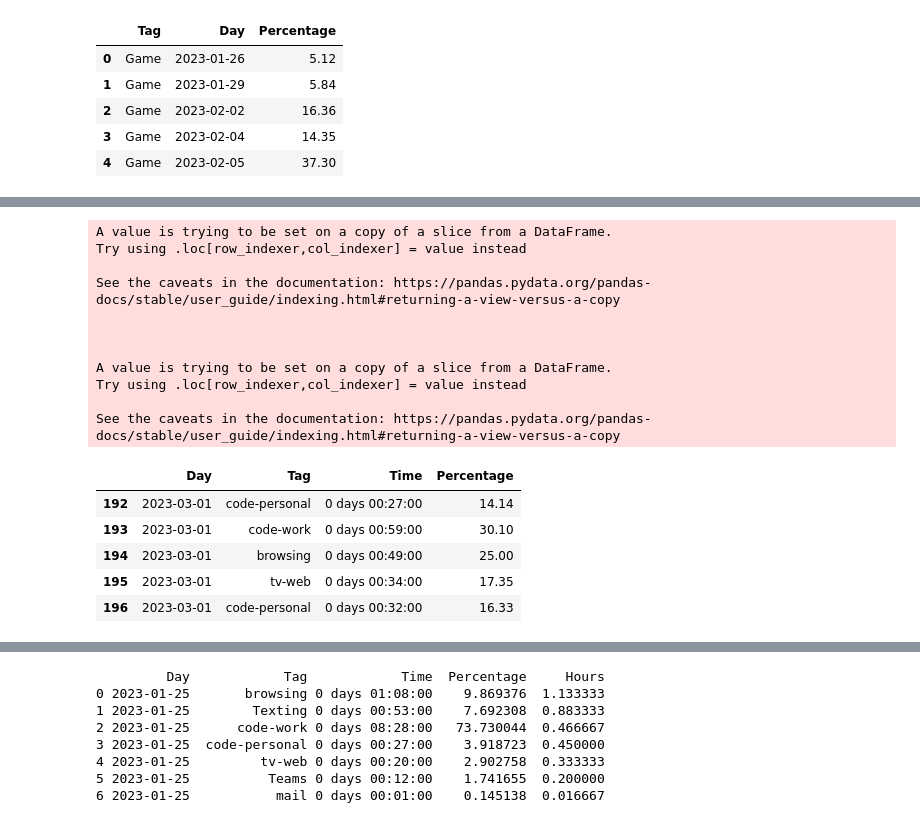
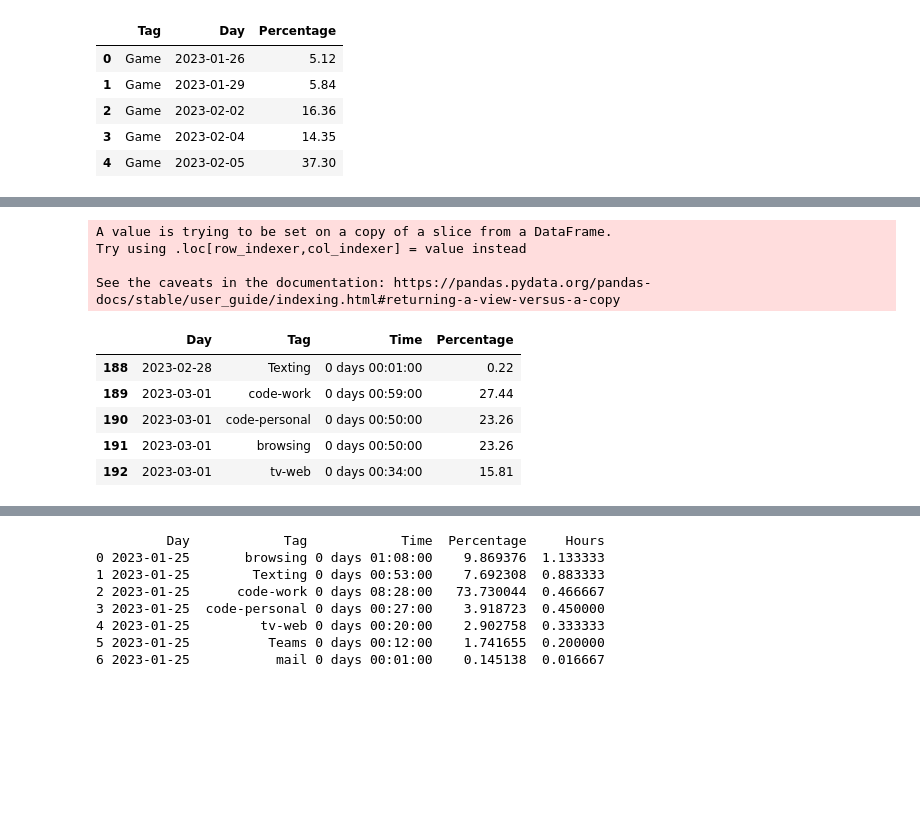
Before and after one commit to usama13o/arbtt-plot, a Jupyter notebook: plotly.ipynb, the cells around one changed output, grey strips where cells are left out. Cells and saved outputs as stored; diff of their text form; code cells hidden in the pictures; blank space fills up the shorter version.

```diff
--- a/plotly.ipynb
+++ b/plotly.ipynb
@@ -72,9 +72,17 @@ def read_csv(df):
 
 # read csv
 df = read_csv(pd.read_csv('daily.csv'))
-df_a = read_csv(pd.read_csv('daily_archive.csv'))
-print(df_a.tail())
-# merge df with df_a but only the last day in df (today)
-df_a = pd.concat([df_a, df[df['Day'] == df['Day'].max()]])
-df_a.tail()
+df_a = read_csv(pd.read_csv('daily_modi.csv'))
+
+# merge based on Day and Tag
+df = pd.merge(df, df_a, how='left', on=['Day', 'Tag',])
+# move values from Time_y to Time_x if not nan
+# update Time and Percentage columns using combine_first
+df['Time'] = df['Time_y'].combine_first(df['Time_x'])
+df['Percentage'] = df['Percentage_y'].combine_first(df['Percentage_x'])
+# drop unneeded columns
+df = df.drop(['Time_x', 'Time_y', 'Percentage_y', 'Percentage_x'], axis=1)
+# rename Percentage_x to Percentage
+print(df[df['Day'] == day_to_modify])
+df.tail()
 # %% [output]
@@ -87,20 +97,13 @@ df_a.tail()
 A value is trying to be set on a copy of a slice from a DataFrame.
 Try using .loc[row_indexer,col_indexer] = value instead
 
 See the caveats in the documentation: https://pandas.pydata.org/pandas-docs/stable/user_guide/indexing.html#returning-a-view-versus-a-copy
-
-
-
-A value is trying to be set on a copy of a slice from a DataFrame.
-Try using .loc[row_indexer,col_indexer] = value instead
-
-See the caveats in the documentation: https://pandas.pydata.org/pandas-docs/stable/user_guide/indexing.html#returning-a-view-versus-a-copy
 |  | Day | Tag | Time | Percentage |
-| 192 | 2023-03-01 | code-personal | 0 days 00:27:00 | 14.14 |
-| 193 | 2023-03-01 | code-work | 0 days 00:59:00 | 30.10 |
-| 194 | 2023-03-01 | browsing | 0 days 00:49:00 | 25.00 |
-| 195 | 2023-03-01 | tv-web | 0 days 00:34:00 | 17.35 |
-| 196 | 2023-03-01 | code-personal | 0 days 00:32:00 | 16.33 |
+| 188 | 2023-02-28 | Texting | 0 days 00:01:00 | 0.22 |
+| 189 | 2023-03-01 | code-work | 0 days 00:59:00 | 27.44 |
+| 190 | 2023-03-01 | code-personal | 0 days 00:50:00 | 23.26 |
+| 191 | 2023-03-01 | browsing | 0 days 00:50:00 | 23.26 |
+| 192 | 2023-03-01 | tv-web | 0 days 00:34:00 | 15.81 |
 # %%
 
 tag_to_modify = 'code-work'
```
Also changed, not shown: parts of 2 cells of this notebook, 1 other file.
